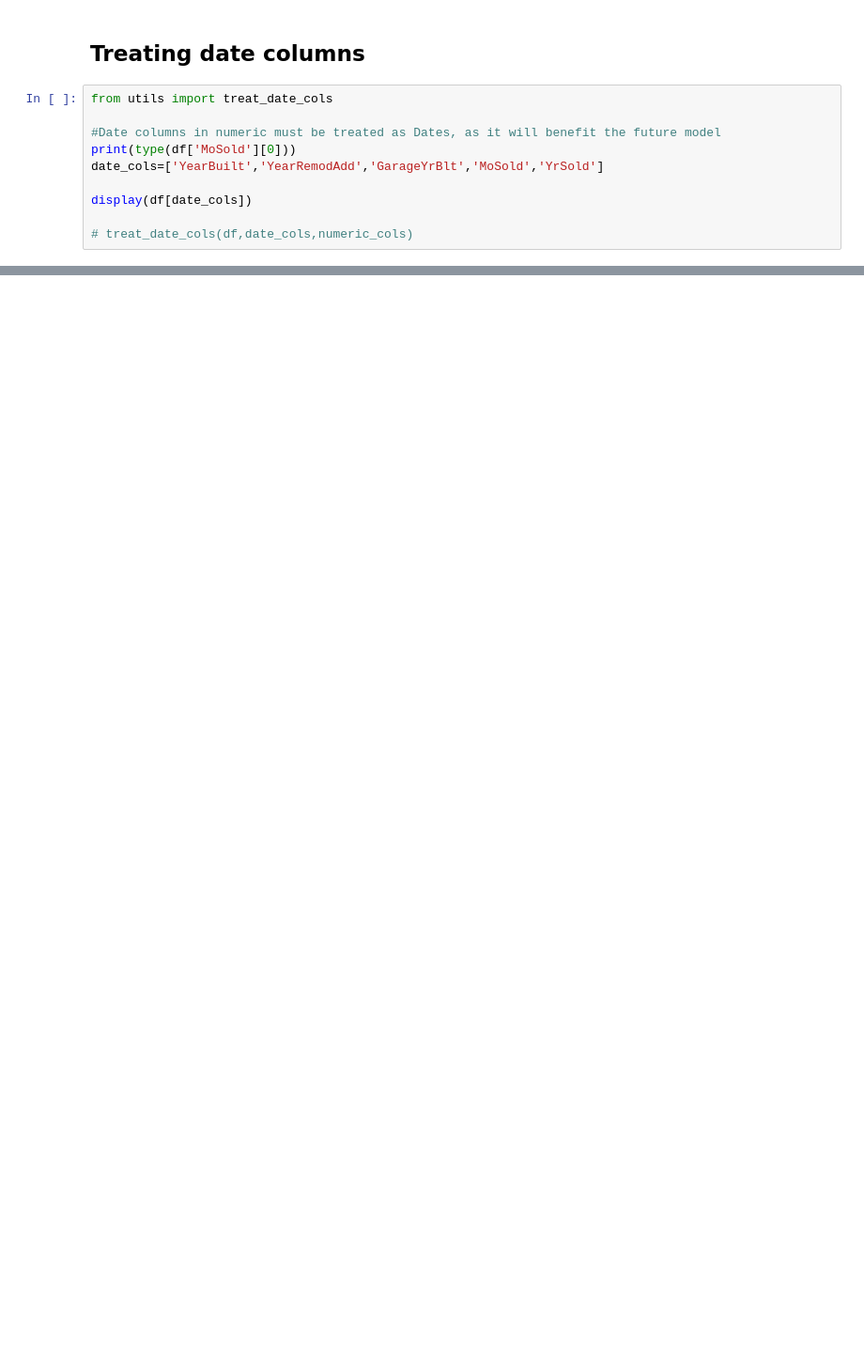
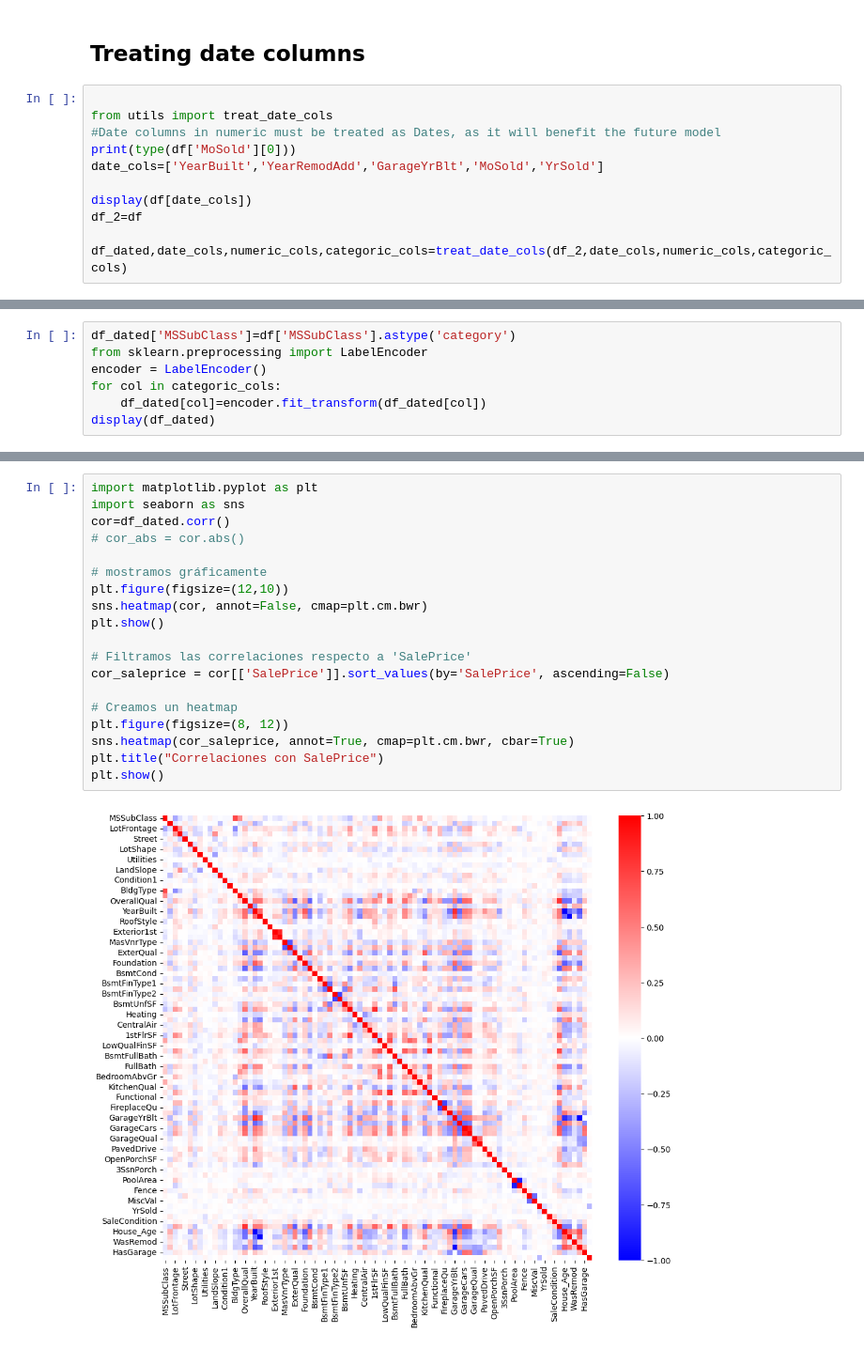
Before and after one commit to alfredofdlv/Housing-Prices, a Jupyter notebook: Notebook.ipynb, the cells around one changed output, grey strips where cells are left out. Shown at 94% size. Saved outputs shown, nothing was run; the diff lists cells and outputs as text; blank space fills up the shorter version.

```diff
--- a/Notebook.ipynb
+++ b/Notebook.ipynb
@@ -74,15 +96,16 @@ categoric_cols.append('MSSubClass')
 # %% [markdown]
 ## Treating date columns
 # %%
+
 from utils import treat_date_cols
-
 #Date columns in numeric must be treated as Dates, as it will benefit the future model
 print(type(df['MoSold'][0]))
 date_cols=['YearBuilt','YearRemodAdd','GarageYrBlt','MoSold','YrSold']
 
 display(df[date_cols])
+df_2=df
 
-# treat_date_cols(df,date_cols,numeric_cols)
+df_dated,date_cols,numeric_cols,categoric_cols=treat_date_cols(df_2,date_cols,numeric_cols,categoric_cols)
 # %% [output]
 <class 'numpy.int64'>
 |  | YearBuilt | YearRemodAdd | GarageYrBlt | MoSold | YrSold |
@@ -100,0 +127,7 @@ display(df[date_cols])
+# %%
+df_dated['MSSubClass']=df['MSSubClass'].astype('category')
+from sklearn.preprocessing import LabelEncoder
+encoder = LabelEncoder()
+for col in categoric_cols:
+    df_dated[col]=encoder.fit_transform(df_dated[col])
+display(df_dated)
@@ -100,0 +150,21 @@ display(df[date_cols])
+# %%
+import matplotlib.pyplot as plt
+import seaborn as sns
+cor=df_dated.corr()
+# cor_abs = cor.abs()
+
+# mostramos gráficamente
+plt.figure(figsize=(12,10))
+sns.heatmap(cor, annot=False, cmap=plt.cm.bwr)
+plt.show()
+
+# Filtramos las correlaciones respecto a 'SalePrice'
+cor_saleprice = cor[['SalePrice']].sort_values(by='SalePrice', ascending=False)
+
+# Creamos un heatmap
+plt.figure(figsize=(8, 12))
+sns.heatmap(cor_saleprice, annot=True, cmap=plt.cm.bwr, cbar=True)
+plt.title("Correlaciones con SalePrice")
+plt.show()
+# %% [output]
+[figure, added]
```
Also changed, not shown: parts of 6 cells of this notebook, 1 other file.
